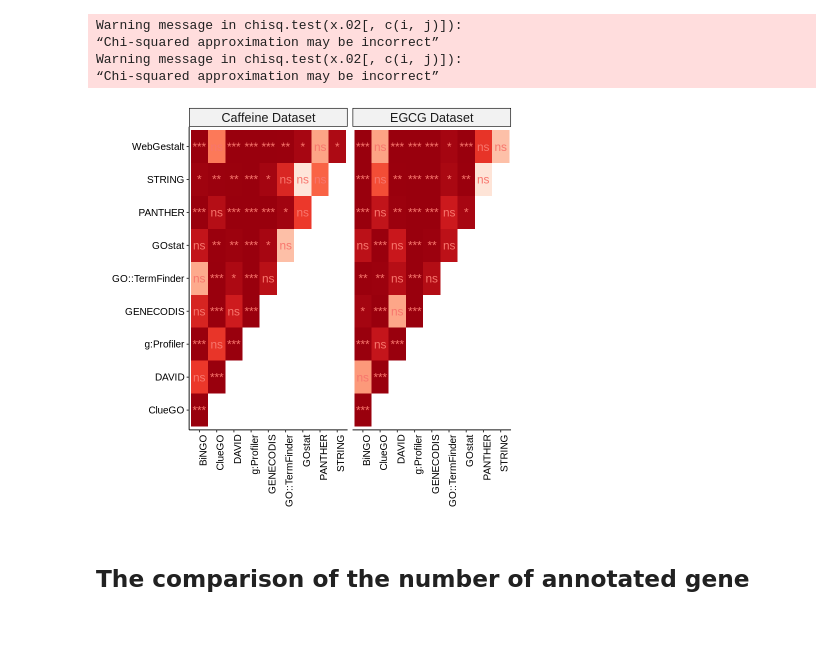
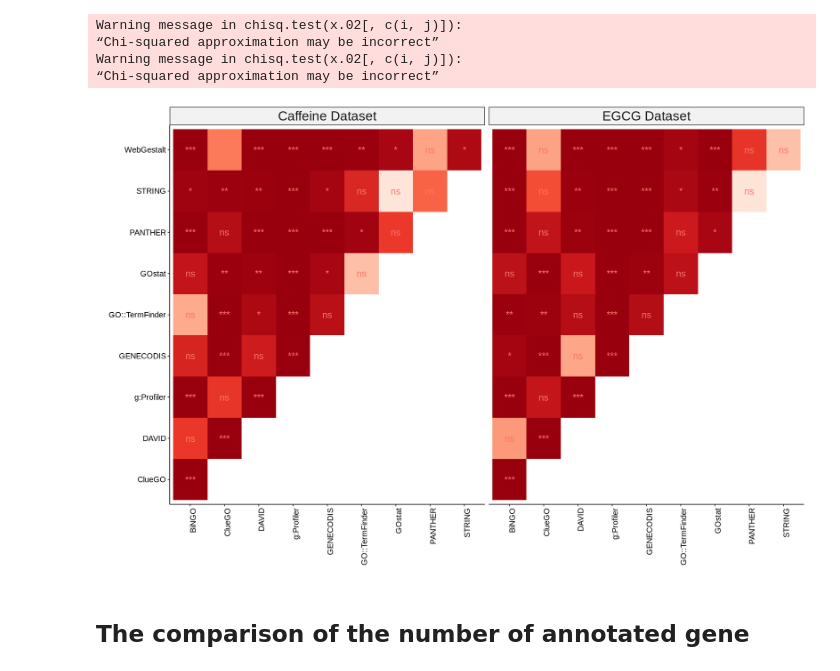
Before and after one commit to kittisaktaoma/GO-tools-comparsion, a Jupyter notebook: GO_tools_Comparison.ipynb, the cells around one changed output. Saved outputs shown, nothing was run; the diff lists cells and outputs as text; code cells hidden in the pictures; blank space fills up the shorter version.

```diff
--- a/GO_tools_Comparison.ipynb
+++ b/GO_tools_Comparison.ipynb
@@ -496,19 +488,20 @@ res.all$sig <- ifelse(res.all$V1 < 0.001,"***",
                       ifelse(res.all$V1 < 0.01,"**",
                              ifelse(res.all$V1 < 0.05,"*","ns")))
 # %%
+options(repr.plot.width=15, repr.plot.height=10)
 ggplot(data = res.all, aes(x = data_1, y = data_2)) +
   geom_tile(aes(fill=V1))+
   facet_grid(cols=vars(type)) +
   theme_pubr() +
   theme(axis.text.x = element_text(angle = 90, hjust = 1)) +
   geom_text(aes(label=sig,color="white"),cex=5)+
   theme(legend.position="none") +
   scale_fill_distiller(palette = "Reds") +
   xlab("") +
   ylab("") +
-  theme(strip.text.x = element_text(size = 15))
+  theme(strip.text.x = element_text(size = 20))
 # %% [output]
-[figure, old version]
+[figure, new version]
 # %% [markdown]
 ## **The comparison of the number of annotated gene**
 # %%
```
Also changed, not shown: parts of 26 cells of this notebook.
